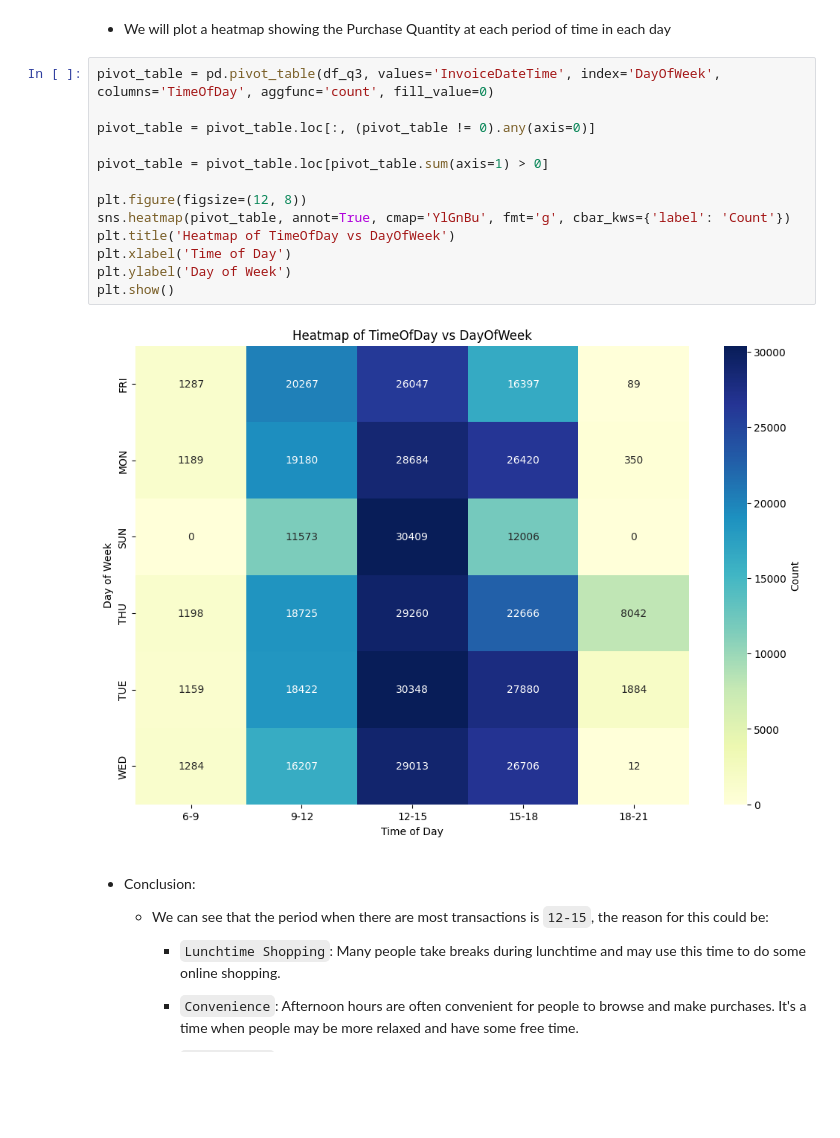
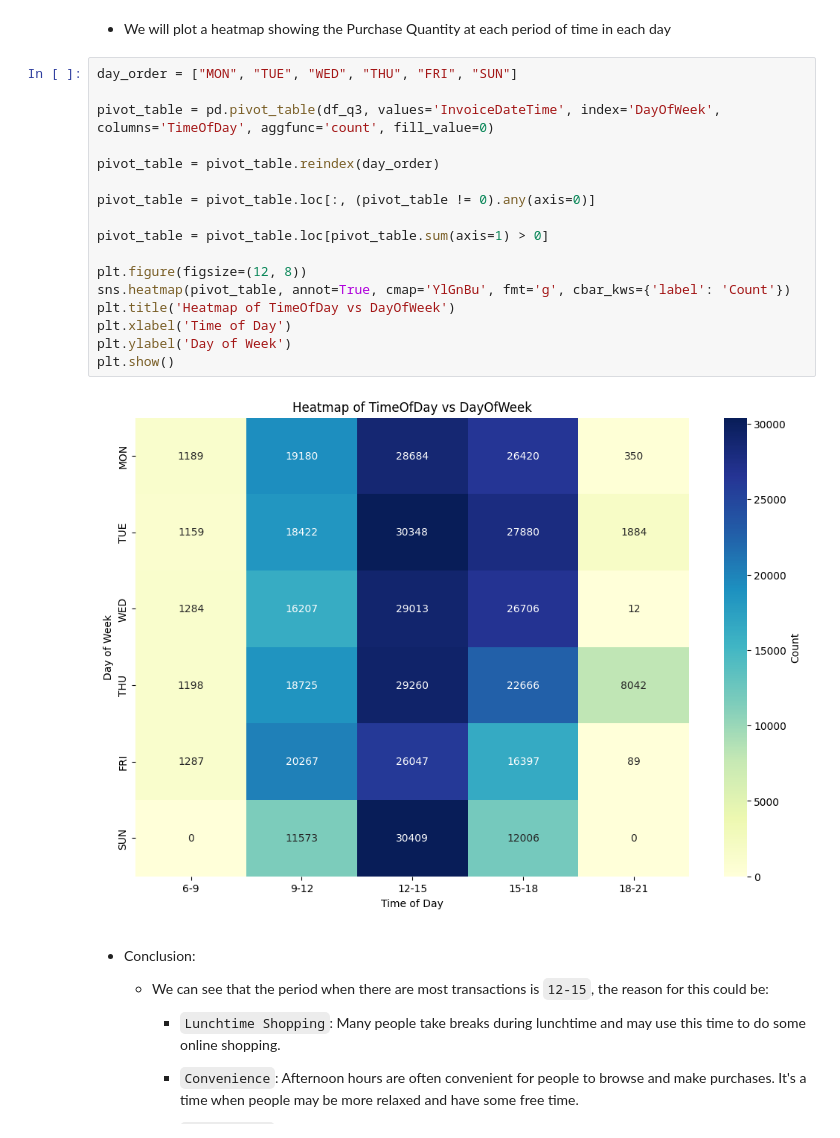
Before and after one commit to Ha0203/FinalProject_LTKHDL, a Jupyter notebook: main_branch.ipynb, the cells around one changed output. Drawn from its saved outputs; the diff is of its cells as text; blank space fills up the shorter version.

Commit message:
Reorder the column in chart

```diff
--- a/main_branch.ipynb
+++ b/main_branch.ipynb
@@ -980,20 +979,24 @@ Name: count, dtype: int64
 # %% [markdown]
 - We will plot a heatmap showing the Purchase Quantity at each period of time in each day
 # %%
+day_order = ["MON", "TUE", "WED", "THU", "FRI", "SUN"]
+
 pivot_table = pd.pivot_table(df_q3, values='InvoiceDateTime', index='DayOfWeek', columns='TimeOfDay', aggfunc='count', fill_value=0)
+
+pivot_table = pivot_table.reindex(day_order)
 
 pivot_table = pivot_table.loc[:, (pivot_table != 0).any(axis=0)]
 
 pivot_table = pivot_table.loc[pivot_table.sum(axis=1) > 0]
 
 plt.figure(figsize=(12, 8))
 sns.heatmap(pivot_table, annot=True, cmap='YlGnBu', fmt='g', cbar_kws={'label': 'Count'})
 plt.title('Heatmap of TimeOfDay vs DayOfWeek')
 plt.xlabel('Time of Day')
 plt.ylabel('Day of Week')
 plt.show()
 # %% [output]
-[figure, old version]
+[figure, new version]
 # %% [markdown]
 - Conclusion:
 
```
Also changed, not shown: parts of 7 cells of this notebook.
